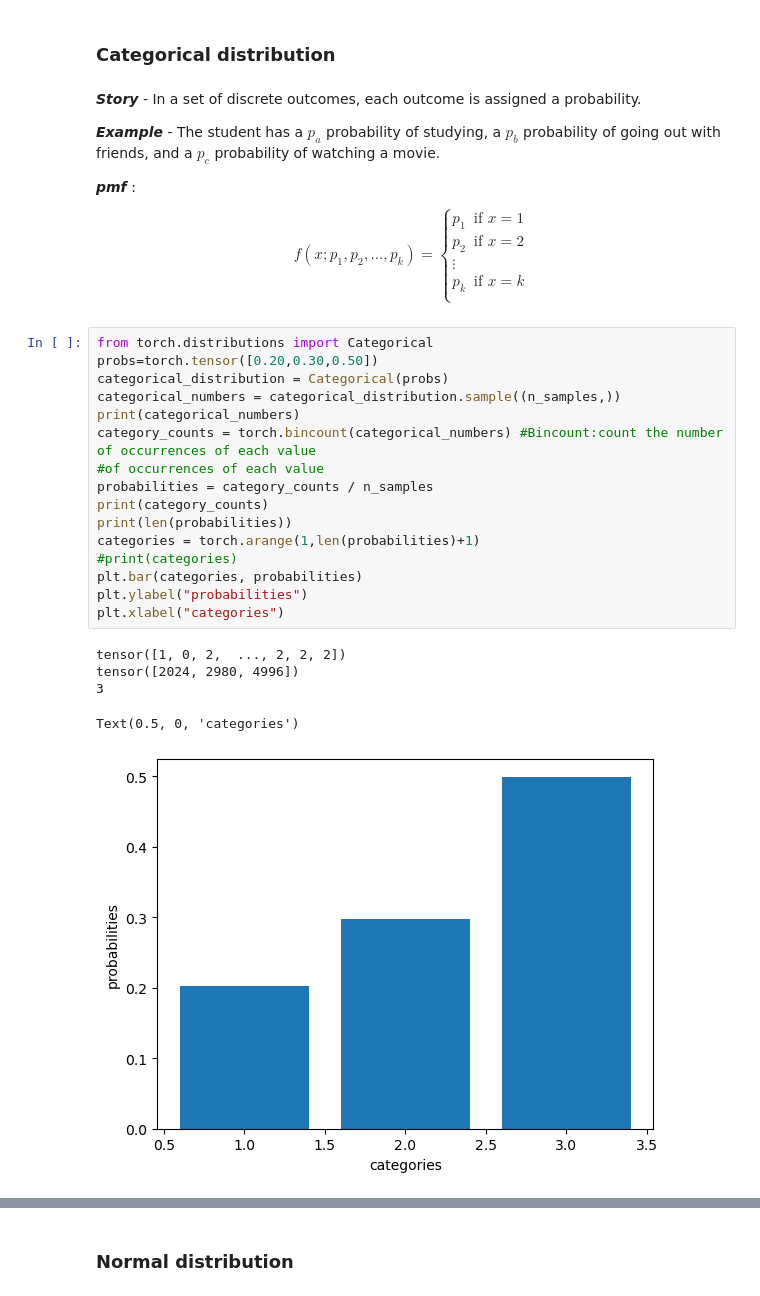
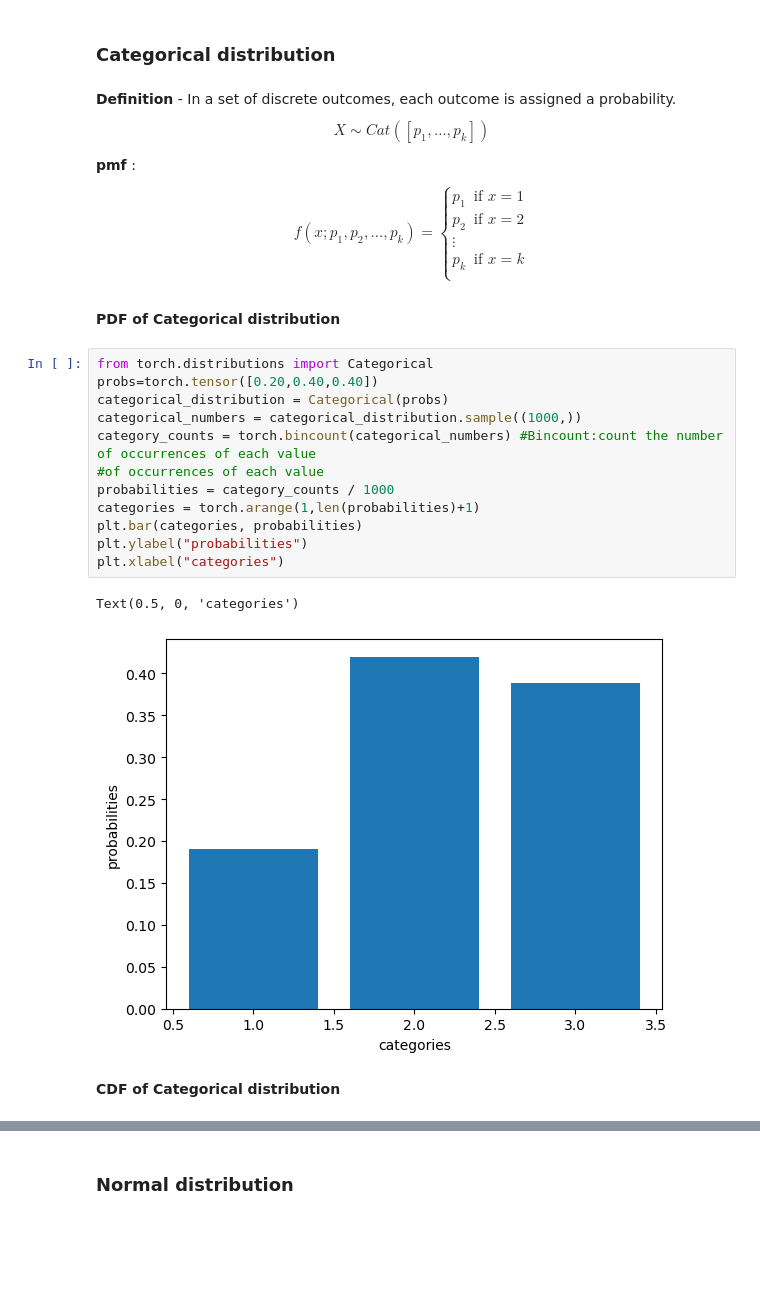
Before and after one commit to rishabh-mondal/blog, a Jupyter notebook: Sampling_distributions.ipynb, the cells around one changed output, grey strips where cells are left out. Saved outputs shown, nothing was run; the diff lists cells and outputs as text; blank space fills up the shorter version.

```diff
--- a/Sampling_distributions.ipynb
+++ b/Sampling_distributions.ipynb
@@ -146,11 +178,10 @@ Text(0.5, 0, 'categories')
 # %% [markdown]
 ### Categorical distribution
 # %% [markdown]
-***Story*** - In a set of discrete outcomes, each outcome is assigned a probability.
+****Definition**** - In a set of discrete outcomes, each outcome is assigned a probability.
+$$X∼Cat([p_1,…,p_k])$$
 
-***Example*** - The student has a $p_{a}$ probability of studying, a $p_{b}$ probability of going out with friends, and a $p_{c}$ probability of watching a movie.
-
-***pmf*** :
+****pmf**** :
 $$
 f(x; p_1, p_2, ..., p_k) =
 \begin{cases}
@@ -160,24 +191,21 @@ p_2 & \text{if } x = 2 \\
 p_k & \text{if } x = k \\
 \end{cases}
 $$
+# %% [markdown]
+****PDF of Categorical distribution****
 # %%
 from torch.distributions import Categorical
-probs=torch.tensor([0.20,0.30,0.50])
+probs=torch.tensor([0.20,0.40,0.40])
 categorical_distribution = Categorical(probs)
-categorical_numbers = categorical_distribution.sample((n_samples,))
-print(categorical_numbers)
+categorical_numbers = categorical_distribution.sample((1000,))
 category_counts = torch.bincount(categorical_numbers) #Bincount:count the number of occurrences of each value                                                       #of occurrences of each value
-probabilities = category_counts / n_samples
-print(category_counts)
-print(len(probabilities))
+probabilities = category_counts / 1000
 categories = torch.arange(1,len(probabilities)+1)
-#print(categories)
 plt.bar(categories, probabilities)
 plt.ylabel("probabilities")
 plt.xlabel("categories")
 # %% [output]
-tensor([1, 0, 2,  ..., 2, 2, 2])
-tensor([2024, 2980, 4996])
-3
+Text(0.5, 0, 'categories')
-Text(0.5, 0, 'categories')
-[figure, old version]
+[figure, new version]
+# %% [markdown]
+****CDF of Categorical distribution****
```
Also changed, not shown: parts of 58 cells of this notebook.
